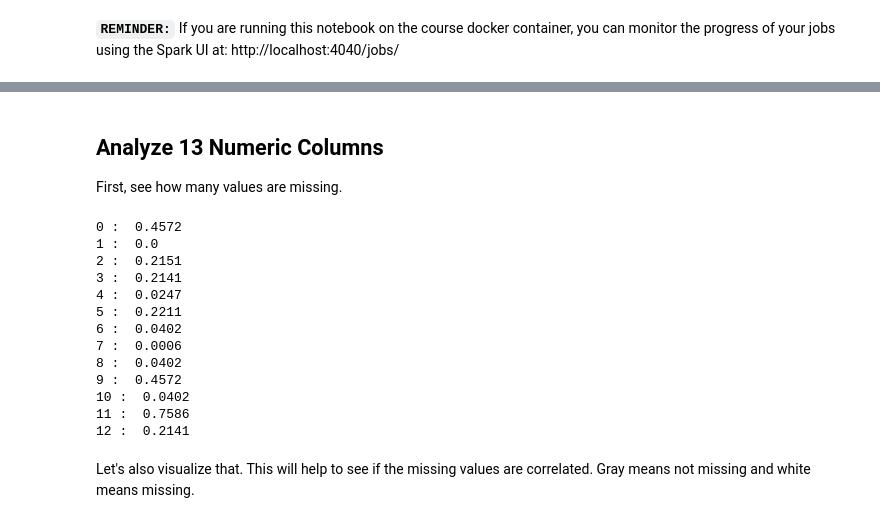
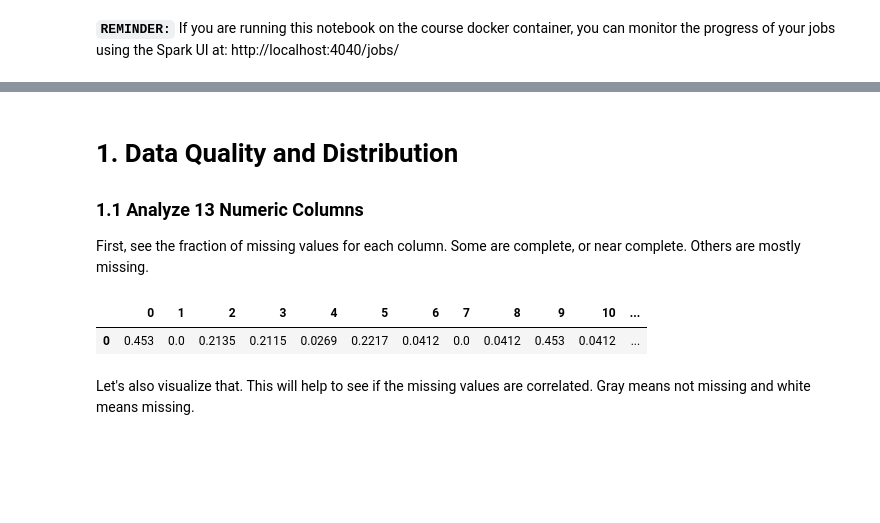
Before and after one commit to michelleliu103/w261_DisplayAdvertisingChallenge, a Jupyter notebook: andy-eda.ipynb, the cells around one changed output, grey strips where cells are left out. Cells and saved outputs as stored; diff of their text form; code cells hidden in the pictures; blank space fills up the shorter version.

```diff
--- a/andy-eda.ipynb
+++ b/andy-eda.ipynb
@@ -43,8 +45,9 @@ Subset the data and load some of it into memory.
 # %%
-rawRDD = spark.read.csv("data/sample.txt", header=False, sep="\t").rdd
+rawRDD = spark.read.csv("data/train.txt", header=False, sep="\t").rdd
 dataRDD = rawRDD.map(lambda row: ([None if el is None else int(el) for el in row[1:14]] + list(row[14:]), int(row[0])))
 # %%
-sample = dataRDD.takeSample(withReplacement=False, num=10000)
+n = 10000
+sample = dataRDD.takeSample(withReplacement=False, num=n)
 
 numeric_columns = np.array([pair[0][:13] for pair in sample], dtype=np.float)
 numeric_df = pd.DataFrame(numeric_columns)
@@ -54,27 +57,16 @@ category_df = pd.DataFrame(category_columns)
 
 labels = np.array([pair[1] for pair in sample])
 # %% [markdown]
-## Analyze 13 Numeric Columns
+# 1. Data Quality and Distribution
 
-First, see how many values are missing.
+### 1.1 Analyze 13 Numeric Columns
+
+First, see the fraction of missing values for each column. Some are complete, or near complete. Others are mostly missing.
-# %%
-# get percentage of NaN values for each column
-for i in numeric_df:
-    print(i, ": ", np.mean(np.isnan(numeric_df[i])))
-# %% [output]
-0 :  0.4572
-1 :  0.0
-2 :  0.2151
-3 :  0.2141
-4 :  0.0247
-5 :  0.2211
-6 :  0.0402
-7 :  0.0006
-8 :  0.0402
-9 :  0.4572
-10 :  0.0402
-11 :  0.7586
-12 :  0.2141
+# %%
+pd.DataFrame(numeric_df.isna().sum() / n).T
+# %% [output]
+|  | 0 | 1 | 2 | 3 | 4 | 5 | 6 | 7 | 8 | 9 | 10 | ... |
+| 0 | 0.453 | 0.0 | 0.2135 | 0.2115 | 0.0269 | 0.2217 | 0.0412 | 0.0 | 0.0412 | 0.453 | 0.0412 | ... |
 # %% [markdown]
 Let's also visualize that. This will help to see if the missing values are correlated. Gray means not missing and white means missing.
 # %%
```
Also changed, not shown: parts of 28 cells of this notebook.
